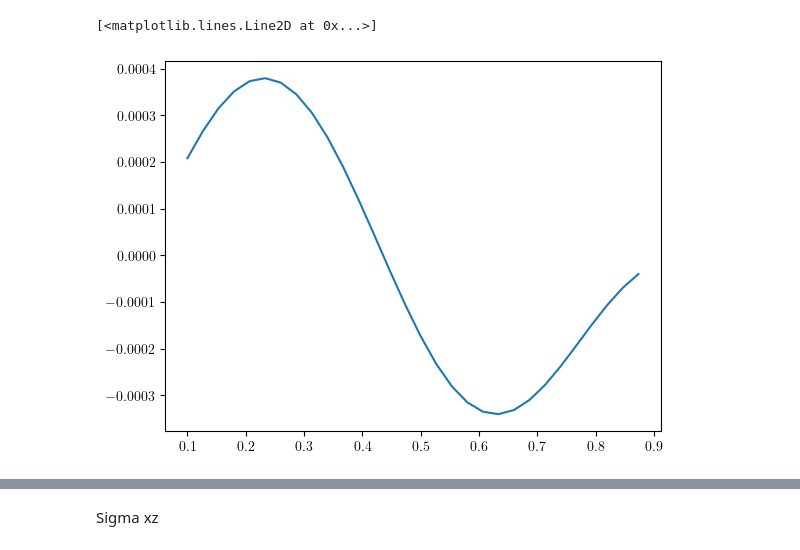
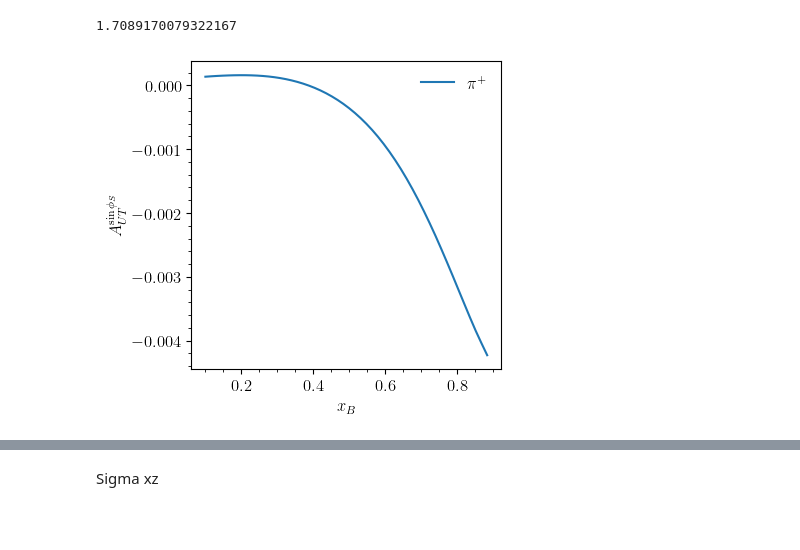
Before and after one commit to diegoscantam/sidis-NLO-twist3, a Jupyter notebook: code/plotC.ipynb, the cells around one changed output, grey strips where cells are left out. Saved outputs shown, nothing was run; the diff lists cells and outputs as text; code cells hidden in the pictures; blank space fills up the shorter version.

```diff
--- a/code/plotC.ipynb
+++ b/code/plotC.ipynb
@@ -31,14 +28,46 @@ This warnings indicates broken support for the dtype!
 # %%
 mycmap=["teal","mediumaquamarine","chocolate","sandybrown","blueviolet","violet","seagreen","darkseagreen"]
 mycmap=["#003a7d","#008dff","#ff73b6","#c701ff","#4ecb8d","#ff9d3a","#f9e858","#d83034"]
+
+s = 52.77
+y = 0.469
+xB = 0.118
+zh = 0.379
+
+print(np.sqrt(s*y*xB))
+# %% [output]
+1.7089170079322167
 # %%
-df = pd.read_csv('F_UT.txt',header=None,sep=' ', decimal = '.')
+df = pd.read_csv('AUT_LO.txt',header=None,sep=' ', decimal = '.')
 xB = pd.read_csv('xB.txt',header=None,sep=' ', decimal = '.')
 zh = pd.read_csv('zh.txt',header=None,sep=' ', decimal = '.')
+#print(xB)
 #print(df)
-F_ofx_at_fized_z = df[0][:]
+A_ofx_at_fized_z = df[4][:]
+
+A_ofz_at_fized_x = df[:][4]
-# %%
-plt.plot(xB, F_ofx_at_fized_z)
-# %% [output]
-[<matplotlib.lines.Line2D at 0x...>]
-[figure, removed]
+# %%
+
+fs = 12
+w = 4
+h = 4
+fig = plt.figure(figsize=(w,h))
+plt.plot(xB, A_ofx_at_fized_z, label='$\\pi^+$')
+#plt.xlim(0.05,0.25)
+#plt.ylim(-0.02,0.02)
+plt.xticks(fontsize = fs)
+plt.yticks(fontsize = fs)
+plt.minorticks_on()
+plt.xlabel('$x_B$ ', fontsize = fs)
+plt.ylabel('$A_{UT}^{\\sin \\phi_S }$', fontsize = fs)
+plt.legend(fancybox= True, framealpha=0, loc='best', fontsize = fs, ncols=1)
+
+#info = '$\\textbf{DSS FF set}$' + '\n'+ '$Q^2='+str(Q2)+'\\,\\textrm{GeV}^2$'
+#plt.text(0.0006,2.0,info)
+## Save figure if
+#if(save == True):
+#        plt.savefig('./output/fig/D1.pdf', dpi=300, bbox_inches='tight')
+
+plt.show()
+# %% [output]
+[figure, added]
```
Also changed, not shown: parts of 3 cells of this notebook, 3 other files.
